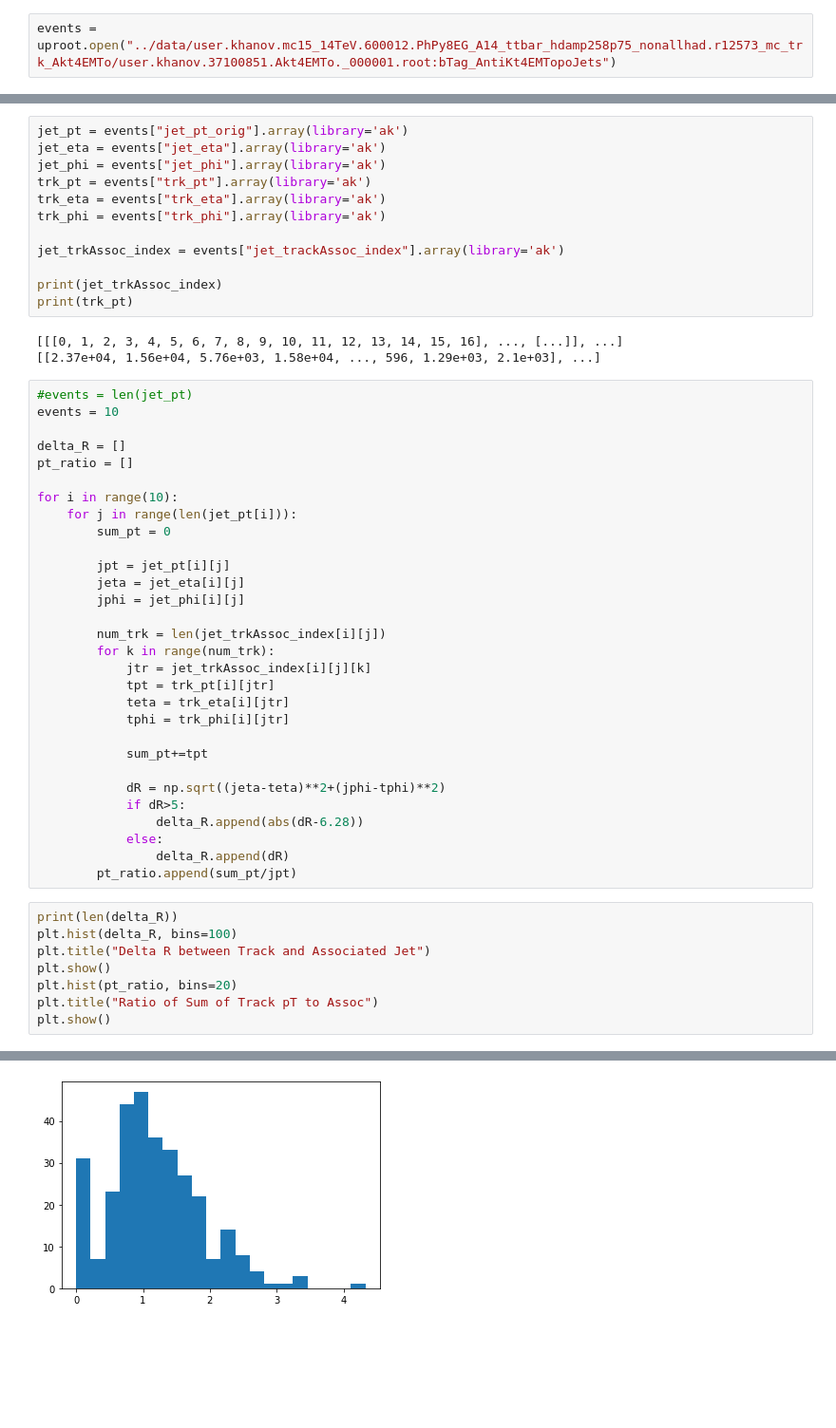
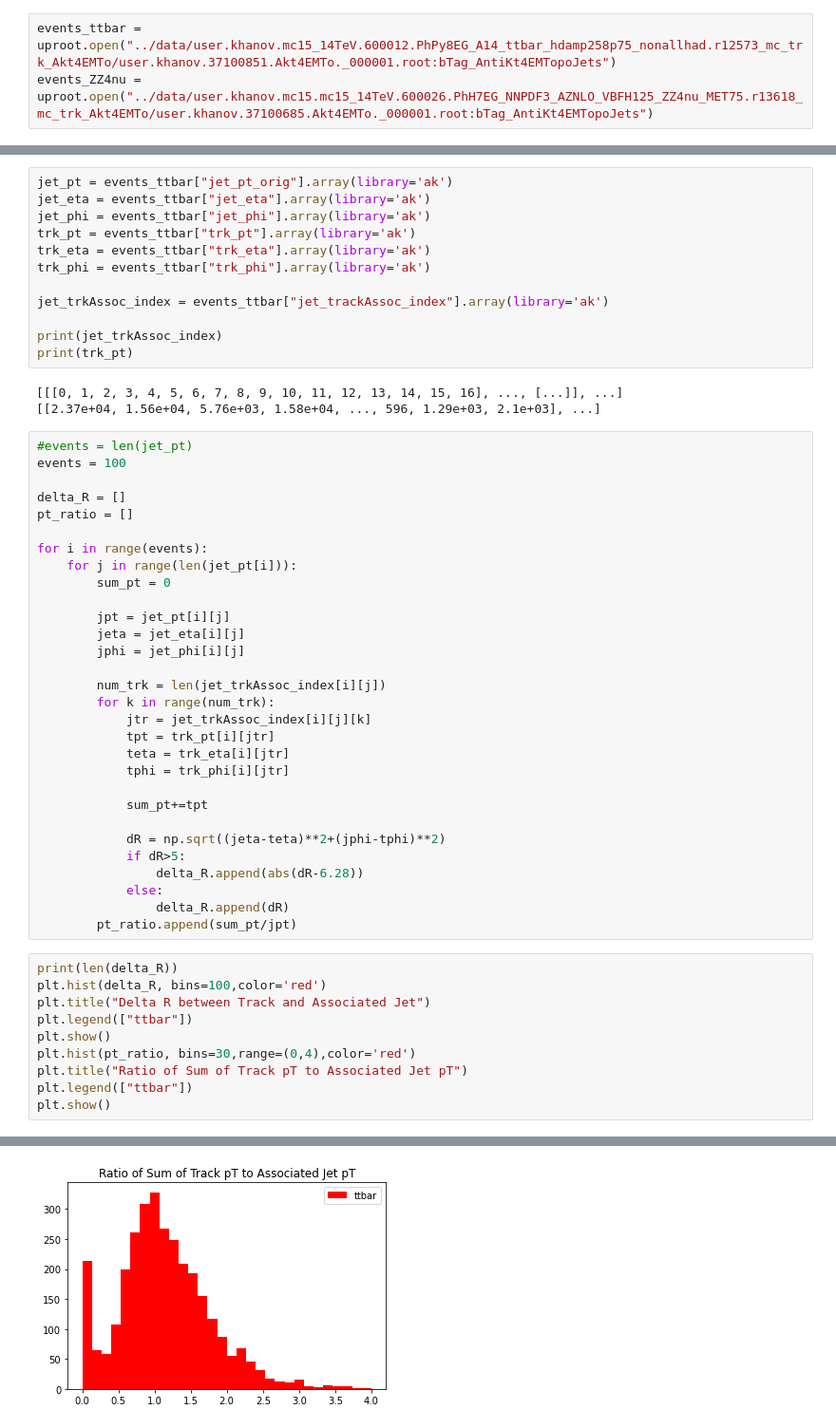
Before and after one commit to LukeV37/ttbar-samples, a Jupyter notebook: refine/delta_R.ipynb, the cells around one changed output, grey strips where cells are left out. Shown: that part at 95% size. Drawn from its saved outputs; the diff is of its cells as text; blank space fills up the shorter version.

```diff
--- a/refine/delta_R.ipynb
+++ b/refine/delta_R.ipynb
@@ -3,19 +3,20 @@ import uproot
 import numpy as np
 import matplotlib.pyplot as plt
 # %%
-events = uproot.open("../data/user.khanov.mc15_14TeV.600012.PhPy8EG_A14_ttbar_hdamp258p75_nonallhad.r12573_mc_trk_Akt4EMTo/user.khanov.37100851.Akt4EMTo._000001.root:bTag_AntiKt4EMTopoJets")
+events_ttbar = uproot.open("../data/user.khanov.mc15_14TeV.600012.PhPy8EG_A14_ttbar_hdamp258p75_nonallhad.r12573_mc_trk_Akt4EMTo/user.khanov.37100851.Akt4EMTo._000001.root:bTag_AntiKt4EMTopoJets")
+events_ZZ4nu = uproot.open("../data/user.khanov.mc15.mc15_14TeV.600026.PhH7EG_NNPDF3_AZNLO_VBFH125_ZZ4nu_MET75.r13618_mc_trk_Akt4EMTo/user.khanov.37100685.Akt4EMTo._000001.root:bTag_AntiKt4EMTopoJets")
 # %%
 #events.keys()
 #events.values()
 # %%
-jet_pt = events["jet_pt_orig"].array(library='ak')
-jet_eta = events["jet_eta"].array(library='ak')
-jet_phi = events["jet_phi"].array(library='ak')
-trk_pt = events["trk_pt"].array(library='ak')
-trk_eta = events["trk_eta"].array(library='ak')
-trk_phi = events["trk_phi"].array(library='ak')
+jet_pt = events_ttbar["jet_pt_orig"].array(library='ak')
+jet_eta = events_ttbar["jet_eta"].array(library='ak')
+jet_phi = events_ttbar["jet_phi"].array(library='ak')
+trk_pt = events_ttbar["trk_pt"].array(library='ak')
+trk_eta = events_ttbar["trk_eta"].array(library='ak')
+trk_phi = events_ttbar["trk_phi"].array(library='ak')
 
-jet_trkAssoc_index = events["jet_trackAssoc_index"].array(library='ak')
+jet_trkAssoc_index = events_ttbar["jet_trackAssoc_index"].array(library='ak')
 
 print(jet_trkAssoc_index)
 print(trk_pt)
@@ -24,12 +25,12 @@ print(trk_pt)
 [[2.37e+04, 1.56e+04, 5.76e+03, 1.58e+04, ..., 596, 1.29e+03, 2.1e+03], ...]
 # %%
 #events = len(jet_pt)
-events = 10
+events = 100
 
 delta_R = []
 pt_ratio = []
 
-for i in range(10):
+for i in range(events):
     for j in range(len(jet_pt[i])):
         sum_pt = 0
 
@@ -54,10 +55,12 @@ for i in range(10):
         pt_ratio.append(sum_pt/jpt)
 # %%
 print(len(delta_R))
-plt.hist(delta_R, bins=100)
+plt.hist(delta_R, bins=100,color='red')
 plt.title("Delta R between Track and Associated Jet")
+plt.legend(["ttbar"])
 plt.show()
-plt.hist(pt_ratio, bins=20)
-plt.title("Ratio of Sum of Track pT to Assoc")
+plt.hist(pt_ratio, bins=30,range=(0,4),color='red')
+plt.title("Ratio of Sum of Track pT to Associated Jet pT")
+plt.legend(["ttbar"])
 plt.show()
 # %% [output]
@@ -66 +69 @@ plt.show()
-[figure, old version]
+[figure, new version]
```
Also changed, not shown: parts of 4 cells of this notebook.
